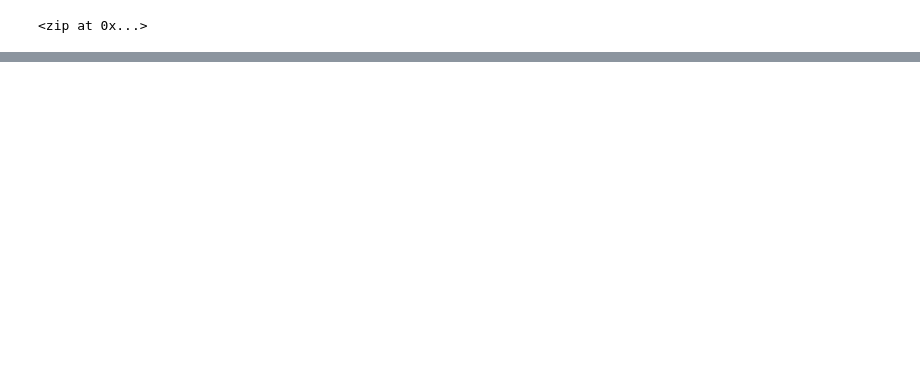
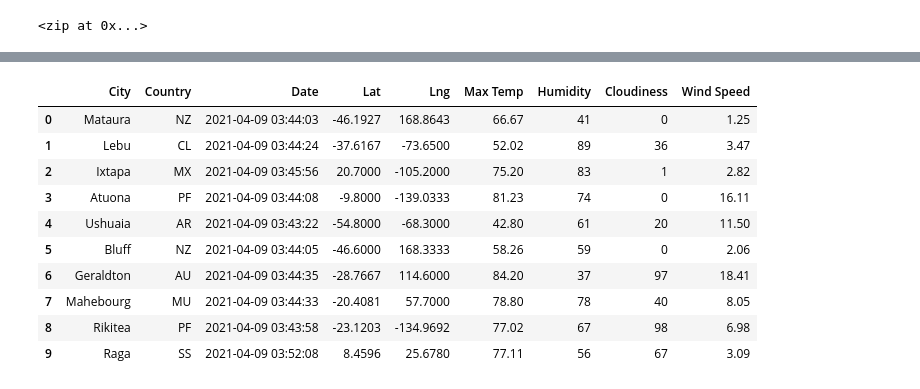
Before and after one commit to EMarksCyr/World_Weather_Analysis, a Jupyter notebook: WeatherPy.ipynb, the cells around one changed output, grey strips where cells are left out. Cells and saved outputs as stored; diff of their text form; code cells hidden in the pictures; blank space fills up the shorter version.

```diff
--- a/WeatherPy.ipynb
+++ b/WeatherPy.ipynb
@@ -39,0 +243,17 @@ for coordinate in coordinates:
+# %%
+new_column_order = ["City", "Country", "Date", "Lat", "Lng", "Max Temp", "Humidity", "Cloudiness", "Wind Speed"]
+city_data_df = city_data_df[new_column_order]
+# %%
+city_data_df.head(10)
+# %% [output]
+|  | City | Country | Date | Lat | Lng | Max Temp | Humidity | Cloudiness | Wind Speed |
+| 0 | Mataura | NZ | 2021-04-09 03:44:03 | -46.1927 | 168.8643 | 66.67 | 41 | 0 | 1.25 |
+| 1 | Lebu | CL | 2021-04-09 03:44:24 | -37.6167 | -73.6500 | 52.02 | 89 | 36 | 3.47 |
+| 2 | Ixtapa | MX | 2021-04-09 03:45:56 | 20.7000 | -105.2000 | 75.20 | 83 | 1 | 2.82 |
+| 3 | Atuona | PF | 2021-04-09 03:44:08 | -9.8000 | -139.0333 | 81.23 | 74 | 0 | 16.11 |
+| 4 | Ushuaia | AR | 2021-04-09 03:43:22 | -54.8000 | -68.3000 | 42.80 | 61 | 20 | 11.50 |
+| 5 | Bluff | NZ | 2021-04-09 03:44:05 | -46.6000 | 168.3333 | 58.26 | 59 | 0 | 2.06 |
+| 6 | Geraldton | AU | 2021-04-09 03:44:35 | -28.7667 | 114.6000 | 84.20 | 37 | 97 | 18.41 |
+| 7 | Mahebourg | MU | 2021-04-09 03:44:33 | -20.4081 | 57.7000 | 78.80 | 78 | 40 | 8.05 |
+| 8 | Rikitea | PF | 2021-04-09 03:43:58 | -23.1203 | -134.9692 | 77.02 | 67 | 98 | 6.98 |
+| 9 | Raga | SS | 2021-04-09 03:52:08 | 8.4596 | 25.6780 | 77.11 | 56 | 67 | 3.09 |
```
Also changed, not shown: parts of 19 cells of this notebook, 4 other files.
